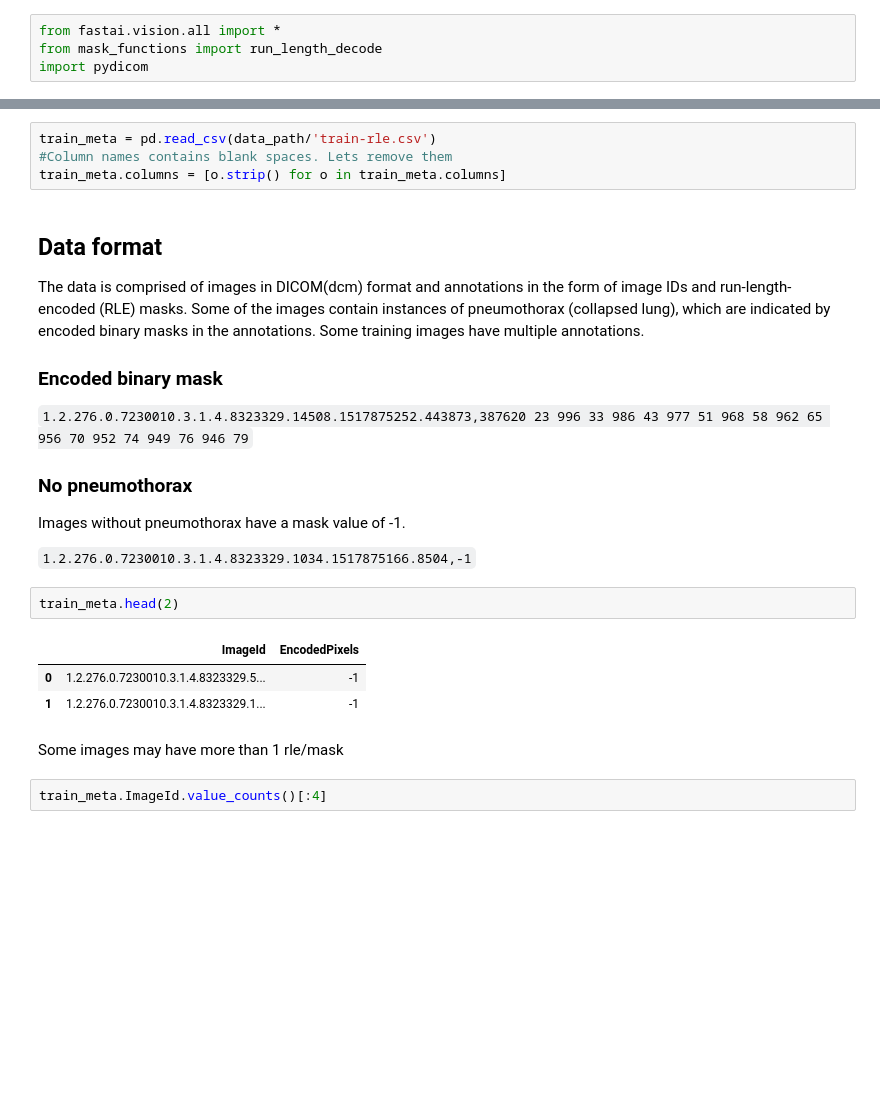
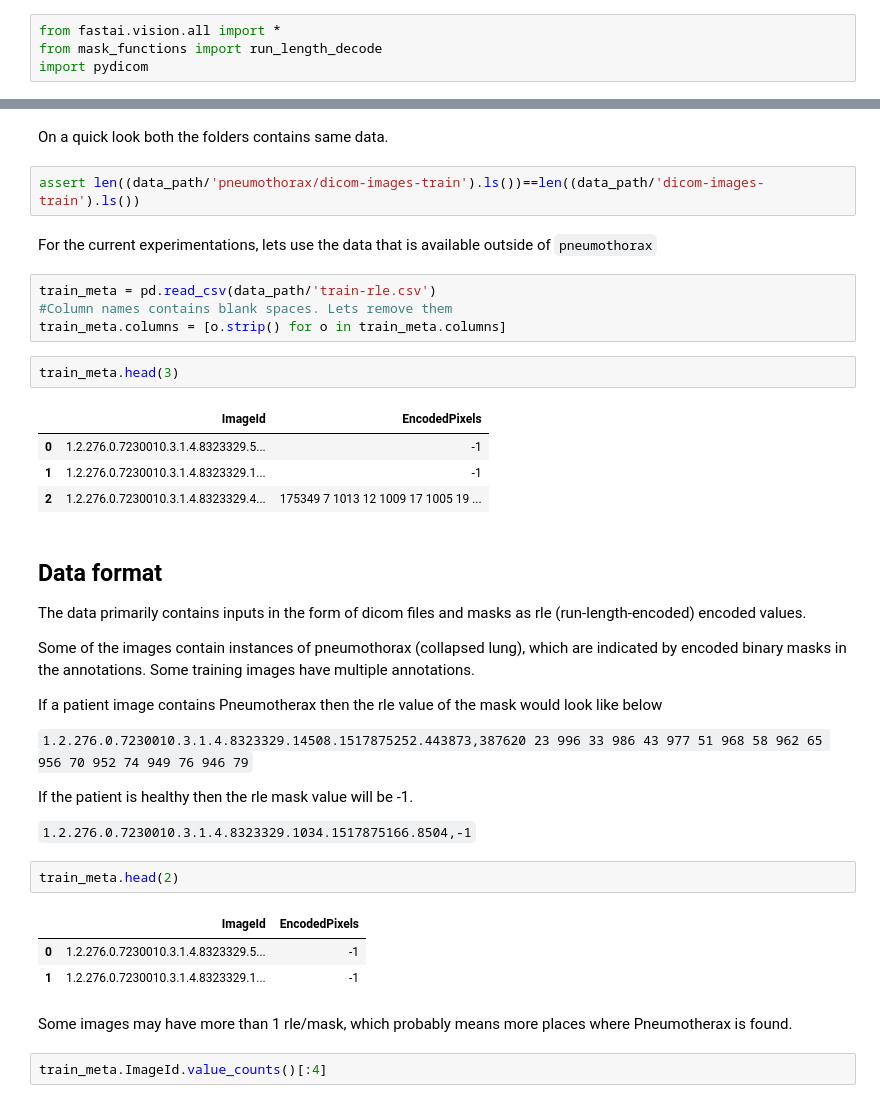
Before and after one commit to jarvislabsai/siim-acr, a Jupyter notebook: 1-DataExploration.ipynb, the cells around one changed output, grey strips where cells are left out. Saved outputs shown, nothing was run; the diff lists cells and outputs as text; blank space fills up the shorter version.

````diff
--- a/1-DataExploration.ipynb
+++ b/1-DataExploration.ipynb
@@ -59,19 +52,33 @@ data_path.ls()
+# %% [markdown]
+On a quick look both the folders contains same data.
+# %%
+assert len((data_path/'pneumothorax/dicom-images-train').ls())==len((data_path/'dicom-images-train').ls())
+# %% [markdown]
+For the current experimentations, lets use the data that is available outside of `pneumothorax`
 # %%
 train_meta = pd.read_csv(data_path/'train-rle.csv')
 #Column names contains blank spaces. Lets remove them
 train_meta.columns = [o.strip() for o in train_meta.columns]
+# %%
+train_meta.head(3)
+# %% [output]
+|  | ImageId | EncodedPixels |
+| 0 | 1.2.276.0.7230010.3.1.4.8323329.5... | -1 |
+| 1 | 1.2.276.0.7230010.3.1.4.8323329.1... | -1 |
+| 2 | 1.2.276.0.7230010.3.1.4.8323329.4... | 175349 7 1013 12 1009 17 1005 19 ... |
 # %% [markdown]
 ## Data format
 
-The data is comprised of images in DICOM(dcm) format and annotations in the form of image IDs and run-length-encoded (RLE) masks. Some of the images contain instances of pneumothorax (collapsed lung), which are indicated by encoded binary masks in the annotations. Some training images have multiple annotations.
+The data primarily contains inputs in the form of dicom files and masks as rle (run-length-encoded) encoded values.
 
-### Encoded binary mask
+Some of the images contain instances of pneumothorax (collapsed lung), which are indicated by encoded binary masks in the annotations. Some training images have multiple annotations.
+
+If a patient image contains Pneumotherax then the rle value of the mask would look like below
 
 ```1.2.276.0.7230010.3.1.4.8323329.14508.1517875252.443873,387620 23 996 33 986 43 977 51 968 58 962 65 956 70 952 74 949 76 946 79```
 
-### No pneumothorax
+If the patient is healthy then the rle mask value will be -1.
 
-Images without pneumothorax have a mask value of -1.
 
 ```1.2.276.0.7230010.3.1.4.8323329.1034.1517875166.8504,-1```
 # %%
@@ -81,7 +88,7 @@ train_meta.head(2)
 | 0 | 1.2.276.0.7230010.3.1.4.8323329.5... | -1 |
 | 1 | 1.2.276.0.7230010.3.1.4.8323329.1... | -1 |
 # %% [markdown]
-Some images may have more than 1 rle/mask
+Some images may have more than 1 rle/mask, which probably means more places where Pneumotherax is found.
 # %%
 train_meta.ImageId.value_counts()[:4]
 # %% [output]
````
Also changed, not shown: parts of 16 cells of this notebook, 1 other file.
